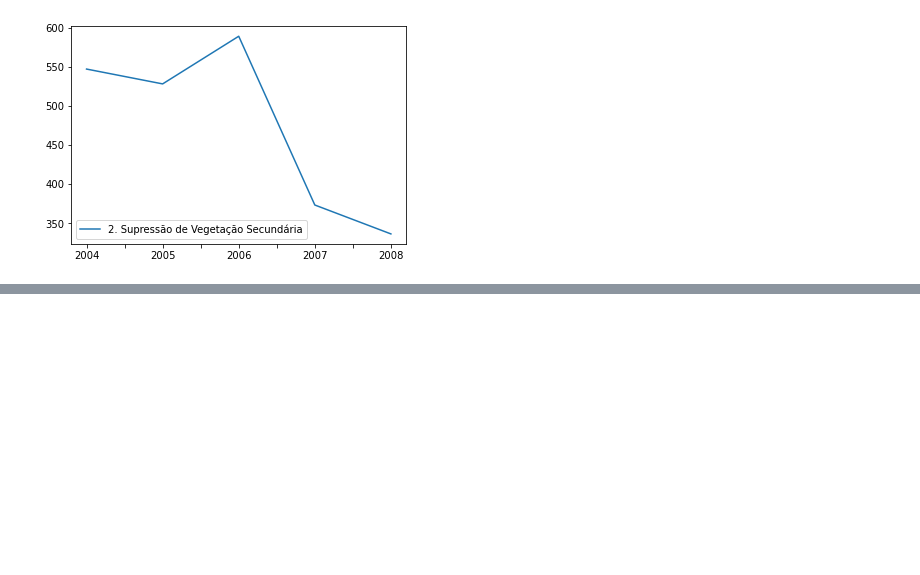
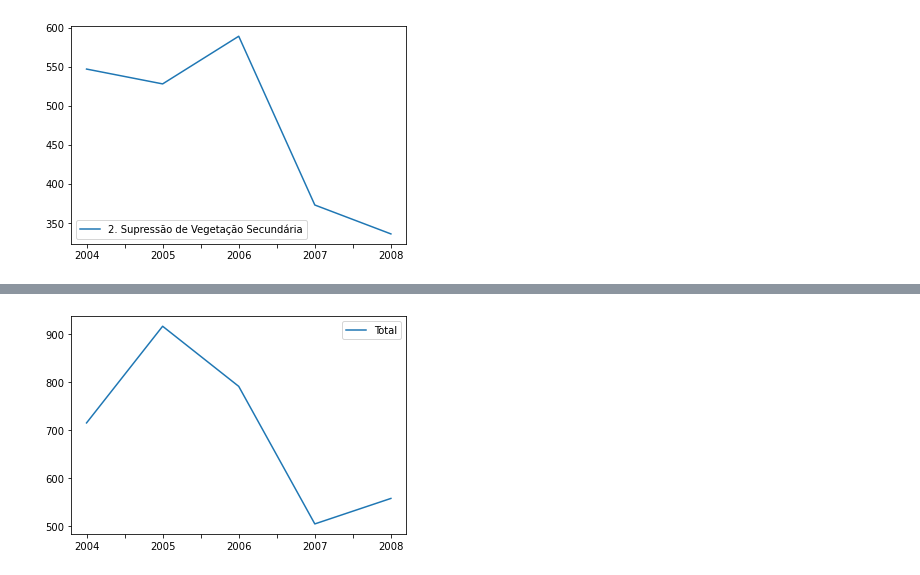
Before and after one commit to RaphaLevy/Study_on_Malaria_dynamics, a Jupyter notebook: mapbiomas_data/MapBiomas - Manaus Data.ipynb, the cells around one changed output, grey strips where cells are left out. Saved outputs shown, nothing was run; the diff lists cells and outputs as text; code cells hidden in the pictures; blank space fills up the shorter version.

```diff
--- a/mapbiomas_data/MapBiomas - Manaus Data.ipynb
+++ b/mapbiomas_data/MapBiomas - Manaus Data.ipynb
@@ -138,0 +283,5 @@ plt.show()
+# %%
+numeric_forest_fires_df = numeric_forest_fires_df.assign(Total = (numeric_forest_fires_df.get('1. Floresta')) +
+                                                                 (numeric_forest_fires_df.get('2. Formação Natural não Florestal')) +
+                                                                 (numeric_forest_fires_df.get('3. Agropecuária')))
+numeric_forest_fires_df
@@ -138,0 +295,5 @@ plt.show()
+# %%
+numeric_forest_fires_df.plot(kind='line', y='Total');
+plt.show()
+# %% [output]
+[figure, added]
```
Also changed, not shown: parts of 14 cells of this notebook.
